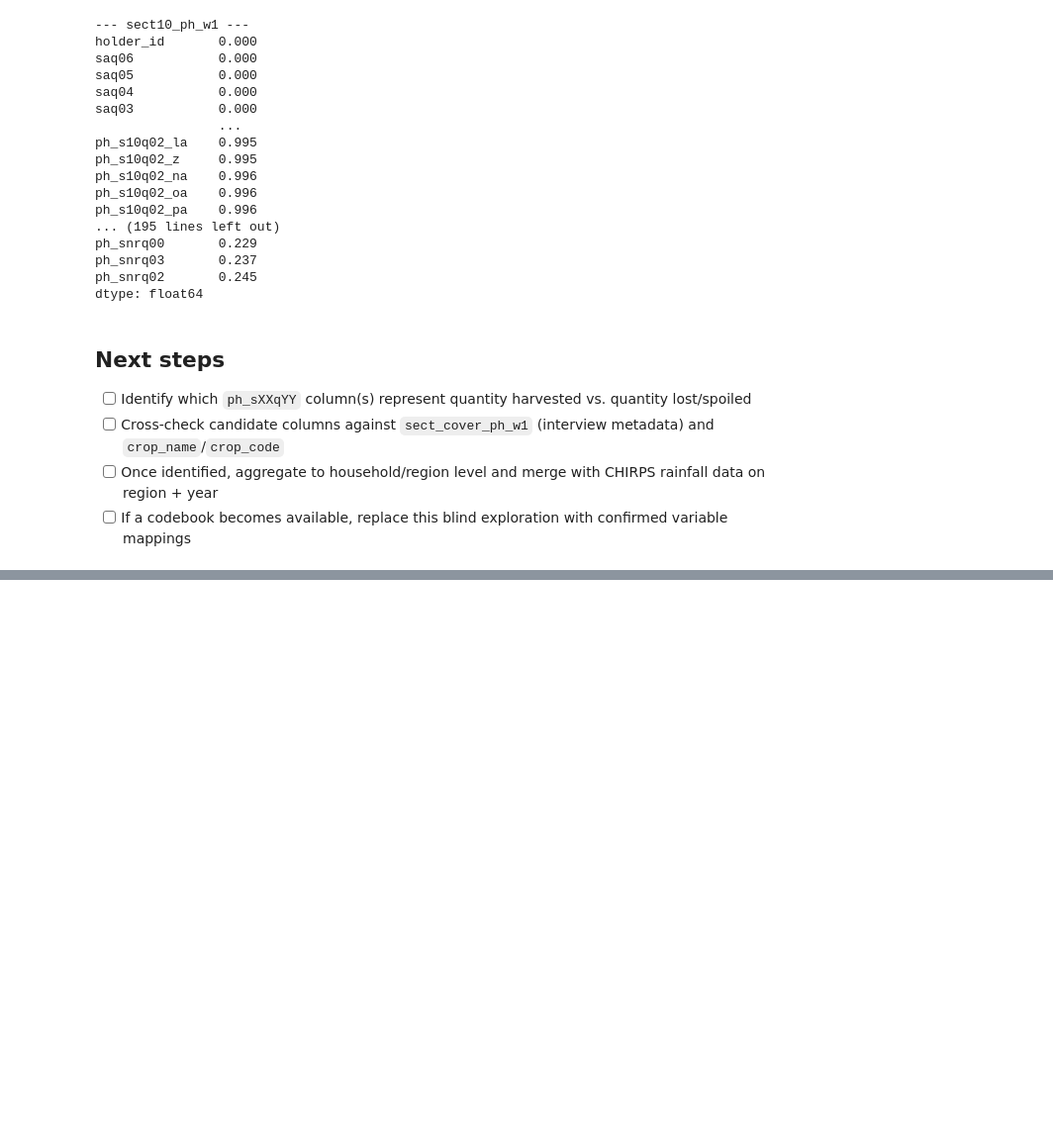
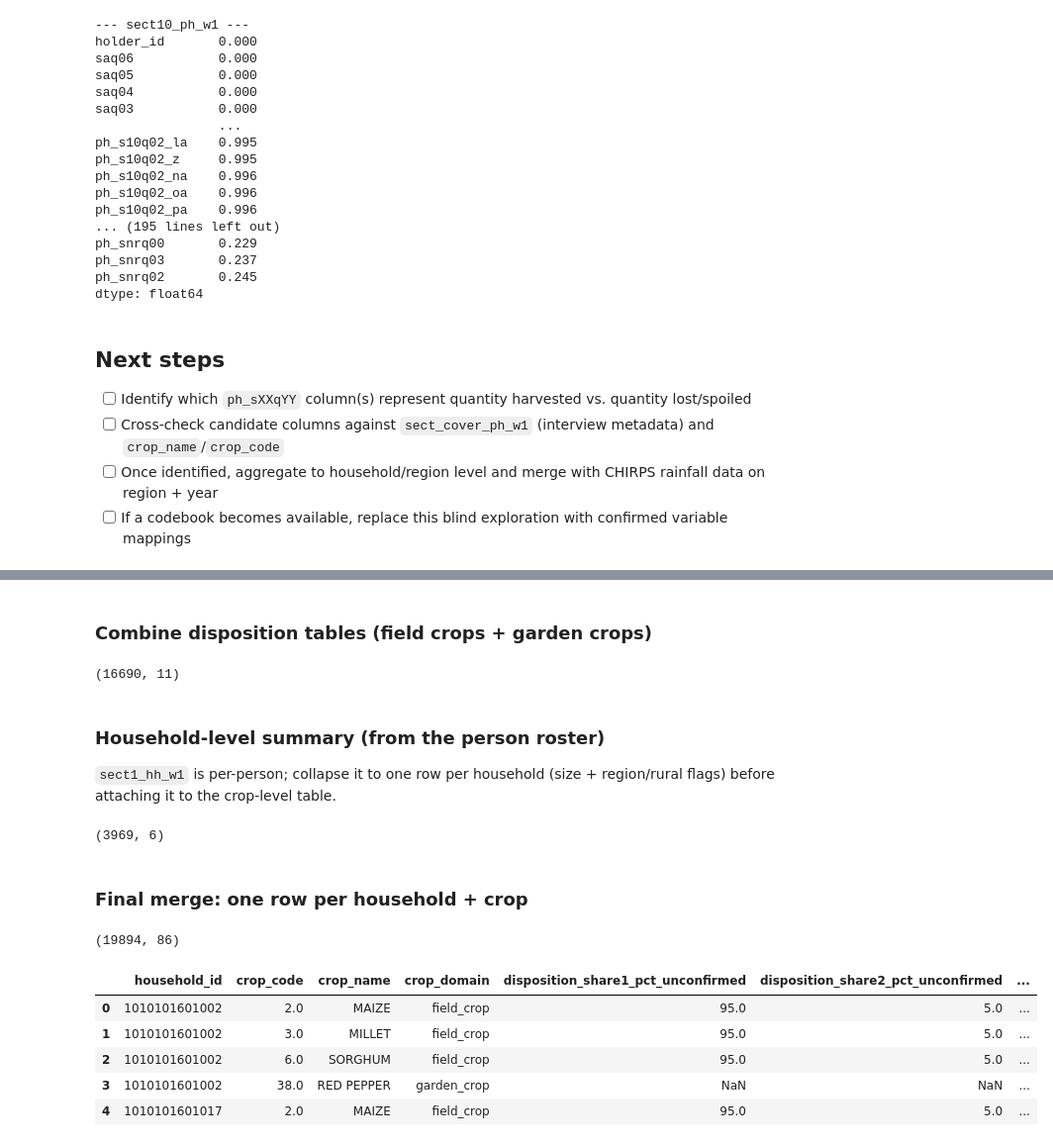
Before and after one commit to Melkam22/crop-loss-predictor-app, a Jupyter notebook: notebooks/01_data_exploration.ipynb, the cells around one changed output, grey strips where cells are left out. Shown at 99% size. Saved outputs shown, nothing was run; the diff lists cells and outputs as text; code cells hidden in the pictures; blank space fills up the shorter version.

```diff
--- a/notebooks/01_data_exploration.ipynb
+++ b/notebooks/01_data_exploration.ipynb
@@ -175,0 +328,62 @@ dtype: float64
+# %% [markdown]
+### Combine disposition tables (field crops + garden crops)
+# %%
+df11["crop_domain"] = "field_crop"
+df12["crop_domain"] = "garden_crop"
+
+disposition_cols = GRAIN + ["crop_domain"] + [
+    c for c in df11.columns if c.startswith("disposition_")
+]
+disposition_all = pd.concat(
+    [df11[disposition_cols], df12[disposition_cols]],
+    ignore_index=True,
+)
+
+# sect11/sect12 are already one row per household-crop, but guard against
+# duplicate interviews by keeping the first record per household+crop.
+disposition_all = disposition_all.drop_duplicates(subset=GRAIN, keep="first")
+
+disposition_all.shape
+# %% [output]
+(16690, 11)
+# %% [markdown]
+### Household-level summary (from the person roster)
+
+`sect1_hh_w1` is per-person; collapse it to one row per household (size + region/rural flags) before attaching it to the crop-level table.
+# %%
+household_summary = (
+    df1_hh.groupby("household_id")
+    .agg(
+        household_size=("person_number", "count"),
+        region_code=("region_code", "first"),
+        zone_code=("zone_code", "first"),
+        woreda_code=("woreda_code", "first"),
+        is_rural=("is_rural", "first"),
+    )
+    .reset_index()
+)
+
+household_summary.shape
+# %% [output]
+(3969, 6)
+# %% [markdown]
+### Final merge: one row per household + crop
+# %%
+crop_loss_master = disposition_all.merge(
+    storage_agg, on=GRAIN, how="outer", suffixes=("", "_storage")
+).merge(
+    loss_agg, on=GRAIN, how="outer", suffixes=("", "_loss")
+).merge(
+    household_summary, on="household_id", how="left"
+)
+
+print(crop_loss_master.shape)
+crop_loss_master.head()
+# %% [output]
+(19894, 86)
+|  | household_id | crop_code | crop_name | crop_domain | disposition_share1_pct_unconfirmed | disposition_share2_pct_unconfirmed | ... |
+| 0 | 1010101601002 | 2.0 | MAIZE | field_crop | 95.0 | 5.0 | ... |
+| 1 | 1010101601002 | 3.0 | MILLET | field_crop | 95.0 | 5.0 | ... |
+| 2 | 1010101601002 | 6.0 | SORGHUM | field_crop | 95.0 | 5.0 | ... |
+| 3 | 1010101601002 | 38.0 | RED PEPPER | garden_crop | NaN | NaN | ... |
+| 4 | 1010101601017 | 2.0 | MAIZE | field_crop | 95.0 | 5.0 | ... |
```
Also changed, not shown: parts of 7 cells of this notebook, 1 other file.
